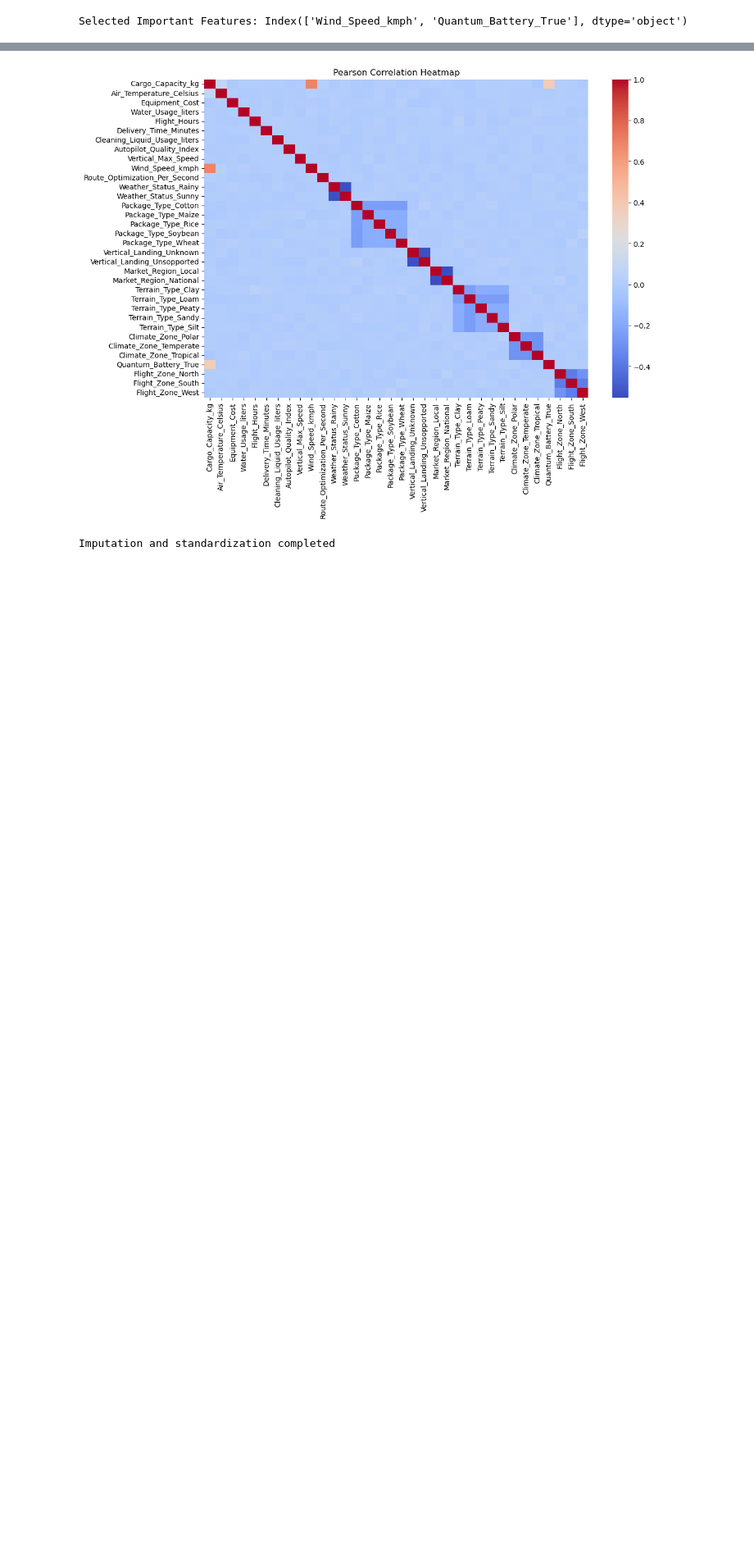
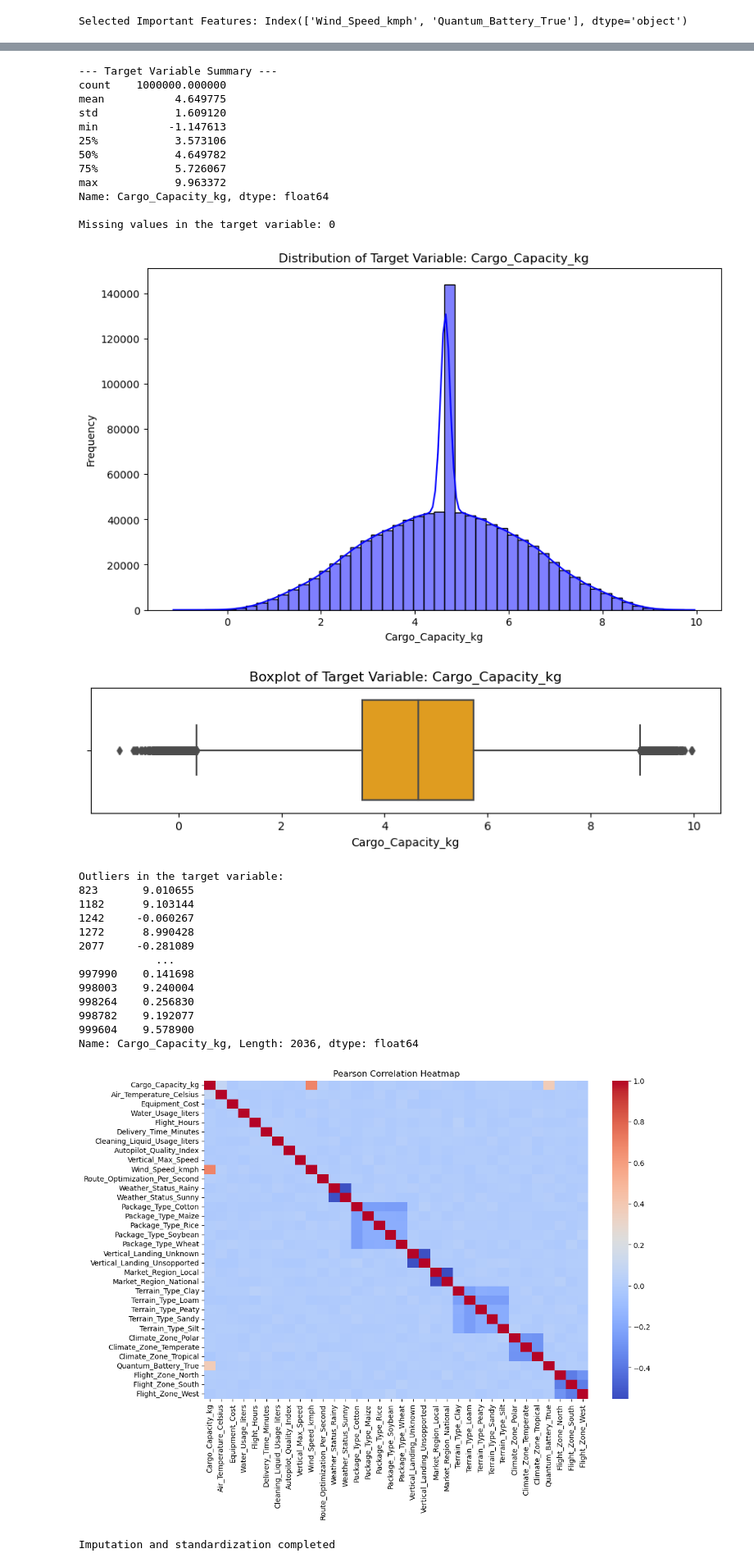
Before and after one commit to yaseminates/Aeropolis_AIML_296881, a Jupyter notebook: main.ipynb, the cells around one changed output, grey strips where cells are left out. Shown at 82% size. Cells and saved outputs as stored; diff of their text form; code cells hidden in the pictures; blank space fills up the shorter version.

Commit message:
Updated code with outlier detection and non-MCAR imputation

```diff
--- a/main.ipynb
+++ b/main.ipynb
@@ -767,3 +955,66 @@ dtype: int64
+# %%
+# Statistical summary for the target variable
+print("\n--- Target Variable Summary ---")
+print(y.describe())
+
+# Check for missing values in the target variable
+print("\nMissing values in the target variable:", y.isnull().sum())
+
+# Visualize the distribution of the target variable
+import matplotlib.pyplot as plt
+import seaborn as sns
+
+plt.figure(figsize=(10, 6))
+sns.histplot(y, bins=50, kde=True, color="blue")
+plt.title("Distribution of Target Variable: Cargo_Capacity_kg")
+plt.xlabel("Cargo_Capacity_kg")
+plt.ylabel("Frequency")
+plt.show()
+
+# Boxplot to identify outliers
+plt.figure(figsize=(10, 2))
+sns.boxplot(x=y, color="orange")
+plt.title("Boxplot of Target Variable: Cargo_Capacity_kg")
+plt.show()
+
+# Detect outliers using IQR
+Q1 = y.quantile(0.25)
+Q3 = y.quantile(0.75)
+IQR = Q3 - Q1
+lower_bound = Q1 - 1.5 * IQR
+upper_bound = Q3 + 1.5 * IQR
+
+outliers = y[(y < lower_bound) | (y > upper_bound)]
+print("\nOutliers in the target variable:")
+print(outliers)
+# %% [output]
+--- Target Variable Summary ---
+count    1000000.000000
+mean           4.649775
+std            1.609120
+min           -1.147613
+25%            3.573106
+50%            4.649782
+75%            5.726067
+max            9.963372
+Name: Cargo_Capacity_kg, dtype: float64
+
+Missing values in the target variable: 0
+[figure, added]
+[figure, added]
+Outliers in the target variable:
+823       9.010655
+1182      9.103144
+1242     -0.060267
+1272      8.990428
+2077     -0.281089
+            ...
+997990    0.141698
+998003    9.240004
+998264    0.256830
+998782    9.192077
+999604    9.578900
+Name: Cargo_Capacity_kg, Length: 2036, dtype: float64
 # %%
 import seaborn as sns
 # Compute Pearson correlation matrix
```
Also changed, not shown: parts of 20 cells of this notebook, 1 other file.
